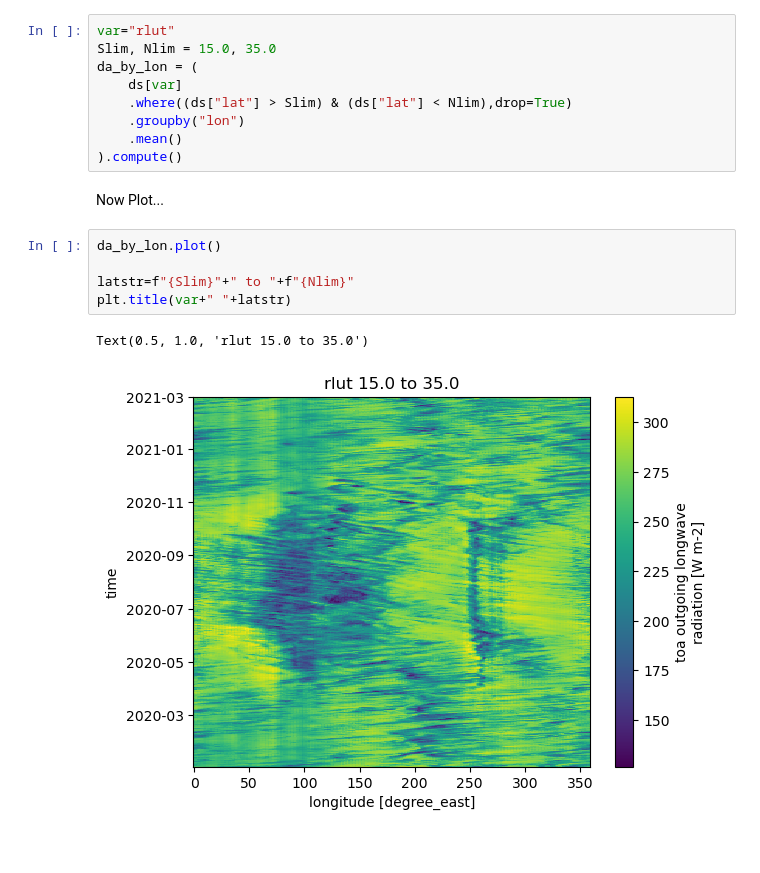
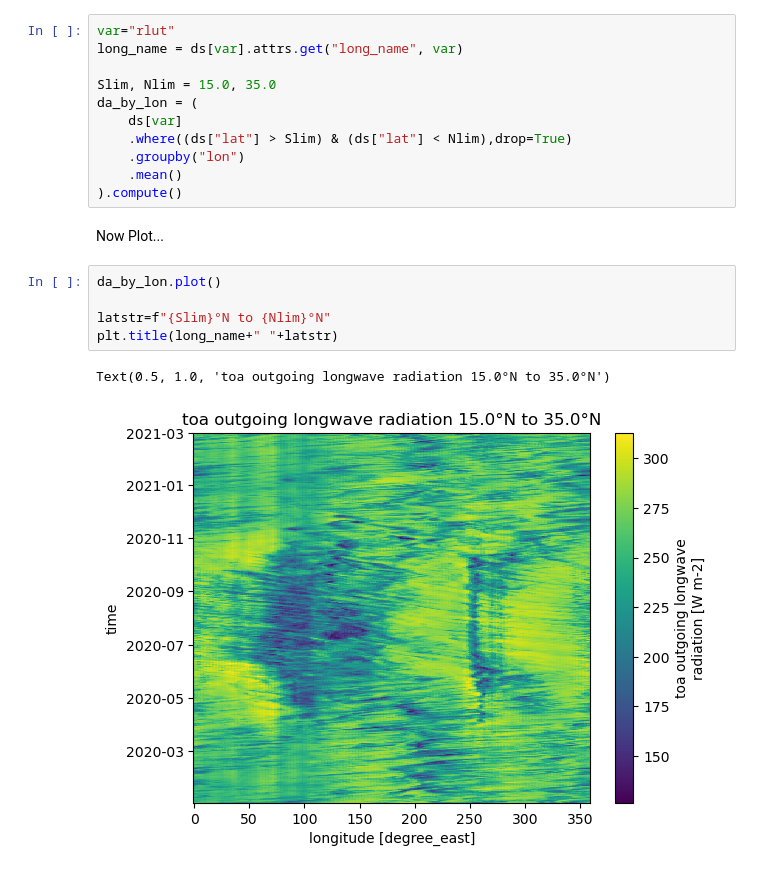
Before and after one commit to trackow/hk25-teams, a Jupyter notebook: hk25-tutorials/simple_plot.ipynb, the cells around one changed output. Cells and saved outputs as stored; diff of their text form.

Commit message:
remove warning, slightly nicer plot titles

```diff
--- a/hk25-tutorials/simple_plot.ipynb
+++ b/hk25-tutorials/simple_plot.ipynb
@@ -106,6 +110,8 @@ Text(0.5, 1.0, 'Zonal Mean ts')
 A similar logic can bin by longitudes over a range of latitudes to make a hovemuller plot in time....
 # %%
 var="rlut"
+long_name = ds[var].attrs.get("long_name", var)
+
 Slim, Nlim = 15.0, 35.0
 da_by_lon = (
     ds[var]
@@ -118,8 +124,8 @@ Now Plot...
 # %%
 da_by_lon.plot()
 
-latstr=f"{Slim}"+" to "+f"{Nlim}"
-plt.title(var+" "+latstr)
+latstr=f"{Slim}°N to {Nlim}°N"
+plt.title(long_name+" "+latstr)
 # %% [output]
-Text(0.5, 1.0, 'rlut 15.0 to 35.0')
+Text(0.5, 1.0, 'toa outgoing longwave radiation 15.0°N to 35.0°N')
-[figure, old version]
+[figure, new version]
```
Also changed, not shown: parts of 2 cells of this notebook.
